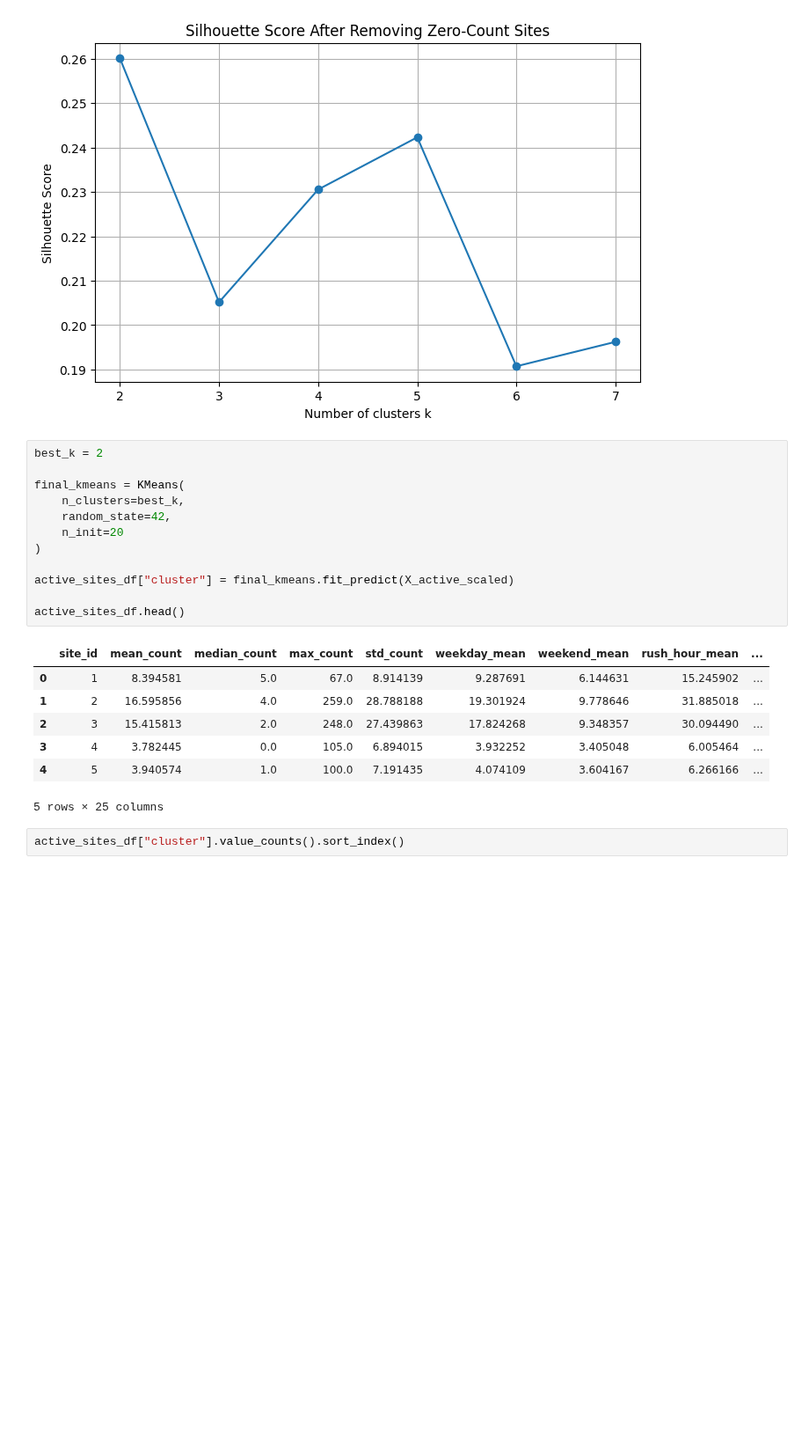
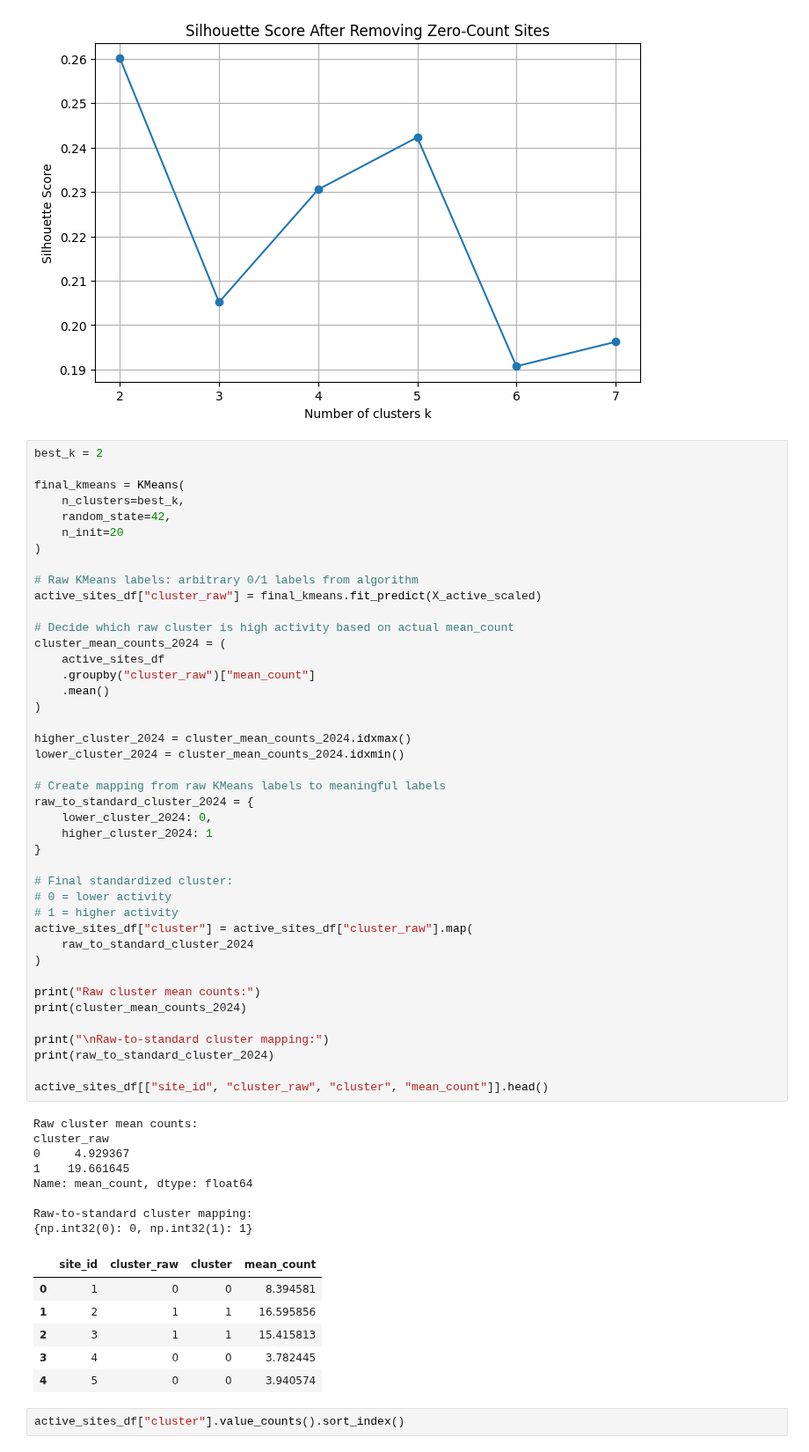
Before and after one commit to ZelalAldag/MDA_Project, a Jupyter notebook: clustering_2024_u.ipynb, the cells around one changed output. Shown at 88% size. Drawn from its saved outputs; the diff is of its cells as text; blank space fills up the shorter version.

Commit message:
clustering  final version

```diff
--- a/clustering_2024_u.ipynb
+++ b/clustering_2024_u.ipynb
@@ -302,23 +302,60 @@ plt.show()
 # %%
 best_k = 2
 
 final_kmeans = KMeans(
     n_clusters=best_k,
     random_state=42,
     n_init=20
 )
 
-active_sites_df["cluster"] = final_kmeans.fit_predict(X_active_scaled)
+# Raw KMeans labels: arbitrary 0/1 labels from algorithm
+active_sites_df["cluster_raw"] = final_kmeans.fit_predict(X_active_scaled)
 
-active_sites_df.head()
+# Decide which raw cluster is high activity based on actual mean_count
+cluster_mean_counts_2024 = (
+    active_sites_df
+    .groupby("cluster_raw")["mean_count"]
+    .mean()
+)
+
+higher_cluster_2024 = cluster_mean_counts_2024.idxmax()
+lower_cluster_2024 = cluster_mean_counts_2024.idxmin()
+
+# Create mapping from raw KMeans labels to meaningful labels
+raw_to_standard_cluster_2024 = {
+    lower_cluster_2024: 0,
+    higher_cluster_2024: 1
+}
+
+# Final standardized cluster:
+# 0 = lower activity
+# 1 = higher activity
+active_sites_df["cluster"] = active_sites_df["cluster_raw"].map(
+    raw_to_standard_cluster_2024
+)
+
+print("Raw cluster mean counts:")
+print(cluster_mean_counts_2024)
+
+print("\nRaw-to-standard cluster mapping:")
+print(raw_to_standard_cluster_2024)
+
+active_sites_df[["site_id", "cluster_raw", "cluster", "mean_count"]].head()
 # %% [output]
+Raw cluster mean counts:
+cluster_raw
+0     4.929367
+1    19.661645
+Name: mean_count, dtype: float64
+
+Raw-to-standard cluster mapping:
+{np.int32(0): 0, np.int32(1): 1}
-|  | site_id | mean_count | median_count | max_count | std_count | weekday_mean | weekend_mean | rush_hour_mean | ... |
-| 0 | 1 | 8.394581 | 5.0 | 67.0 | 8.914139 | 9.287691 | 6.144631 | 15.245902 | ... |
-| 1 | 2 | 16.595856 | 4.0 | 259.0 | 28.788188 | 19.301924 | 9.778646 | 31.885018 | ... |
-| 2 | 3 | 15.415813 | 2.0 | 248.0 | 27.439863 | 17.824268 | 9.348357 | 30.094490 | ... |
-| 3 | 4 | 3.782445 | 0.0 | 105.0 | 6.894015 | 3.932252 | 3.405048 | 6.005464 | ... |
-| 4 | 5 | 3.940574 | 1.0 | 100.0 | 7.191435 | 4.074109 | 3.604167 | 6.266166 | ... |
+|  | site_id | cluster_raw | cluster | mean_count |
+| 0 | 1 | 0 | 0 | 8.394581 |
+| 1 | 2 | 1 | 1 | 16.595856 |
+| 2 | 3 | 1 | 1 | 15.415813 |
+| 3 | 4 | 0 | 0 | 3.782445 |
+| 4 | 5 | 0 | 0 | 3.940574 |
-5 rows × 25 columns
 # %%
 active_sites_df["cluster"].value_counts().sort_index()
 # %% [output]
```
Also changed, not shown: parts of 19 cells of this notebook.
